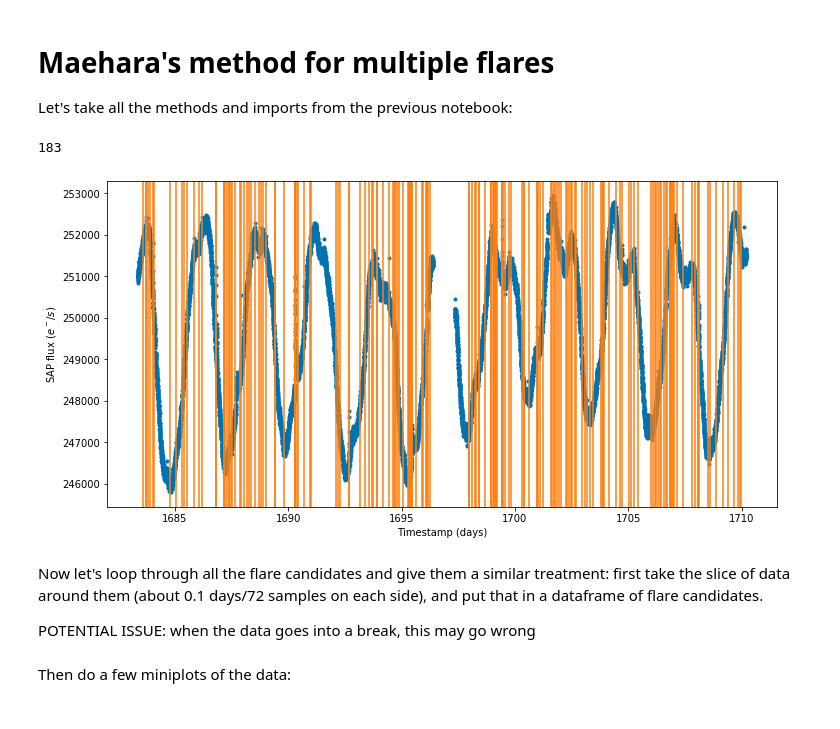
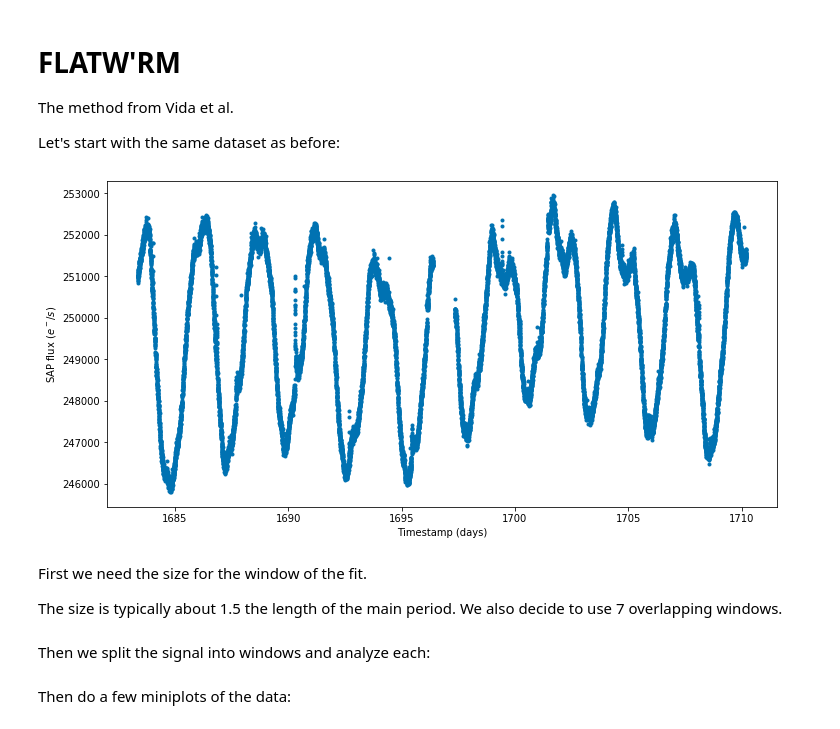
Before and after one commit to tedkorho/gradu-star, a Jupyter notebook: notebooks/nb06-flatwrm/nb06.ipynb, the cells around one changed output. Saved outputs shown, nothing was run; the diff lists cells and outputs as text; code cells hidden in the pictures.

```diff
--- a/notebooks/nb04-multiple-detection/nb04.ipynb
+++ b/notebooks/nb06-flatwrm/nb06.ipynb
@@ -1,7 +1,9 @@
-# %% [markdown]
-# Maehara's method for multiple flares
-
-Let's take all the methods and imports from the previous notebook:
+# %% [markdown]
+# FLATW'RM
+
+The method from Vida et al.
+
+Let's start with the same dataset as before:
 # %%
 %matplotlib inline
 import numpy as np
@@ -18,51 +20,35 @@ def lcplot(t,f,color=""):
     Simple lightcurve plot function
     '''
     mp.rcParams['figure.figsize'] = [12, 6]
     plt.plot(t,f,color+".")
     plt.xlabel("Timestamp (days)")
     plt.ylabel(r"SAP flux ($e^-/s$)")
 
 def lcminiplot(t,f,axs,i,j,color=""):
     axs[i,j].plot(t,f,color+".")
 
 def slice_t_pdc(t,lc,t0,t1):
     '''
     Returns a tuple (tslice, lcslice) of the time and the lightcurve arrays
     between t0 and t1
     '''
     tslice1 = t[t < t1]
     tslice2 = tslice1[tslice1 > t0]
     lslice1 = lc[t < t1]
     lslice2 = lslice1[tslice1 > t0]
     return (tslice2,lslice2)
 
 hdul = fits.open('tess2019198215352-s0014-0000000159613900-0150-s_lc.fits')
 lcdata = hdul[1].data
 pdcflux_raw = lcdata.field(7)
 time_raw = lcdata.field(0)
 has_errors = np.isnan(pdcflux_raw)
 pdcflux = pdcflux_raw[~has_errors]
 time = time_raw[~has_errors]
-
-N = len(pdcflux)
-jumps = np.zeros(N-1)
-for i in range(1,N):
-    jumps[i-1] = (pdcflux[i]-pdcflux[i-1])/(time[i]-time[i-1])
-
-top02 = np.percentile(jumps[jumps > 0], 98, axis=None, out=None)
 lcplot(time,pdcflux)
-
-flare_candidates = []
-for i in range(N-1):
-    if jumps[i] > top02 and i < N-100 and i > 30:
-        flare_candidates.append([i,time[i]])
-        plt.axvline(time[i],color='tab:orange')
-
-len(flare_candidates)
 # %% [output]
-183
-[figure, old version]
+[figure, new version]
-# %% [markdown]
-Now let's loop through all the flare candidates and give them a similar treatment: first take the slice of data around them (about 0.1 days/72 samples on each side), and put that in a dataframe of flare candidates.
-
-POTENTIAL ISSUE: when the data goes into a break, this may go wrong
+# %% [markdown]
+First we need the size for the window of the fit.
+
+The size is typically about 1.5 the length of the main period. We also decide to use 7 overlapping windows.
@@ -68,0 +59,2 @@ POTENTIAL ISSUE: when the data goes into a break, this may go wrong
+# %% [markdown]
+Then we split the signal into windows and analyze each:
```
Also changed, not shown: parts of 2 cells of this notebook, 6 other files.
